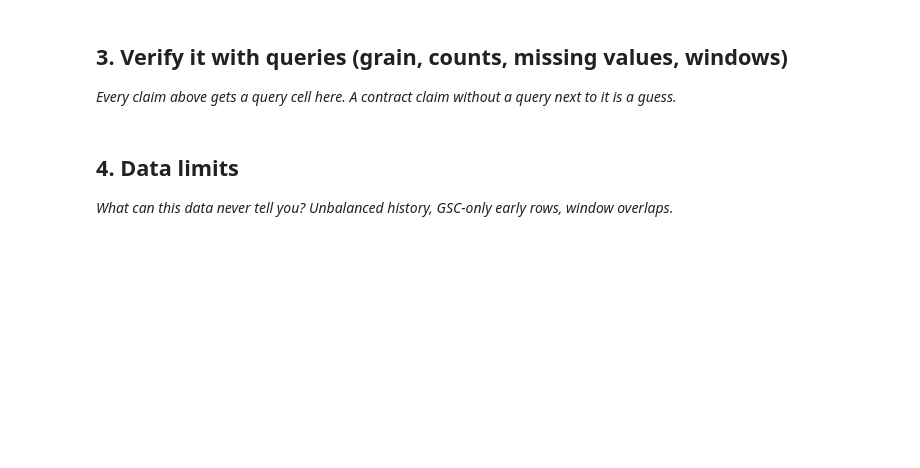
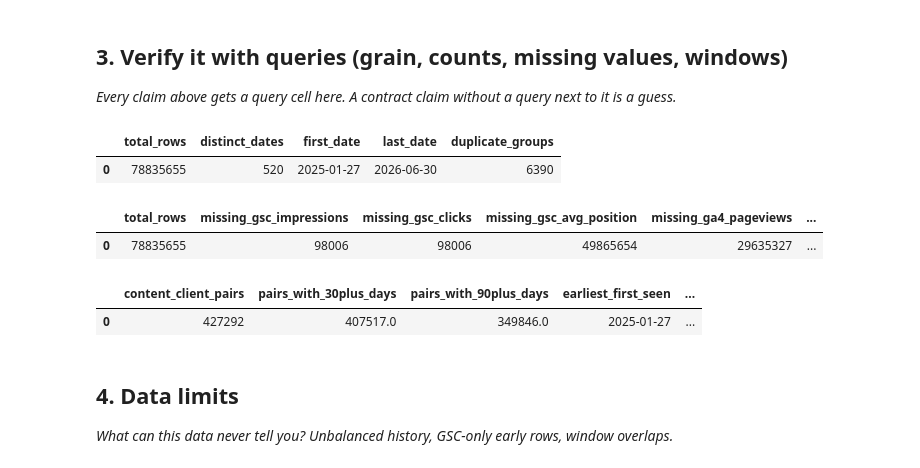
Before and after one commit to pskarthikk/flyrank-ml-internship, a Jupyter notebook: work/notebooks/w03_data_contract.ipynb, the cells around one changed output. Saved outputs shown, nothing was run; the diff lists cells and outputs as text; code cells hidden in the pictures; blank space fills up the shorter version.

```diff
--- a/work/notebooks/w03_data_contract.ipynb
+++ b/work/notebooks/w03_data_contract.ipynb
@@ -18,6 +180,75 @@ This skeleton is yours to fill. Work the sections **in order** — each one has
 ## 3. Verify it with queries (grain, counts, missing values, windows)
 
 *Every claim above gets a query cell here. A contract claim without a query next to it is a guess.*
+# %%
+verification_1 = con.sql(f"""
+WITH duplicate_groups AS (
+    SELECT
+        report_date,
+        client_hash_id,
+        content_hash_id,
+        COUNT(*) AS row_count
+    FROM {REL}
+    GROUP BY
+        report_date,
+        client_hash_id,
+        content_hash_id
+    HAVING COUNT(*) > 1
+)
+SELECT
+    (SELECT COUNT(*) FROM {REL}) AS total_rows,
+    (SELECT COUNT(DISTINCT report_date) FROM {REL}) AS distinct_dates,
+    (SELECT MIN(report_date) FROM {REL}) AS first_date,
+    (SELECT MAX(report_date) FROM {REL}) AS last_date,
+    COUNT(*) AS duplicate_groups
+FROM duplicate_groups
+""").df()
+
+verification_1
+# %% [output]
+|  | total_rows | distinct_dates | first_date | last_date | duplicate_groups |
+| 0 | 78835655 | 520 | 2025-01-27 | 2026-06-30 | 6390 |
+# %%
+verification_2 = con.sql(f"""
+SELECT
+    COUNT(*) AS total_rows,
+    COUNT(*) - COUNT(gsc_impressions) AS missing_gsc_impressions,
+    COUNT(*) - COUNT(gsc_clicks) AS missing_gsc_clicks,
+    COUNT(*) - COUNT(gsc_avg_position) AS missing_gsc_avg_position,
+    COUNT(*) - COUNT(ga4_pageviews) AS missing_ga4_pageviews,
+    COUNT(*) - COUNT(ga4_sessions) AS missing_ga4_sessions
+FROM {REL}
+""").df()
+
+verification_2
+# %% [output]
+|  | total_rows | missing_gsc_impressions | missing_gsc_clicks | missing_gsc_avg_position | missing_ga4_pageviews | ... |
+| 0 | 78835655 | 98006 | 98006 | 49865654 | 29635327 | ... |
+# %%
+verification_3 = con.sql(f"""
+WITH history AS (
+    SELECT
+        client_hash_id,
+        content_hash_id,
+        COUNT(DISTINCT report_date) AS observed_days,
+        MIN(report_date) AS first_seen,
+        MAX(report_date) AS last_seen
+    FROM {REL}
+    GROUP BY client_hash_id, content_hash_id
+)
+SELECT
+    COUNT(*) AS content_client_pairs,
+    SUM(CASE WHEN observed_days >= 30 THEN 1 ELSE 0 END) AS pairs_with_30plus_days,
+    SUM(CASE WHEN observed_days >= 90 THEN 1 ELSE 0 END) AS pairs_with_90plus_days,
+    MIN(first_seen) AS earliest_first_seen,
+    MAX(last_seen) AS latest_last_seen
+FROM history
+""").df()
+
+verification_3
+# %% [output]
+|  | content_client_pairs | pairs_with_30plus_days | pairs_with_90plus_days | earliest_first_seen | ... |
+| 0 | 427292 | 407517.0 | 349846.0 | 2025-01-27 | ... |
 # %% [markdown]
 ## 4. Data limits
 
```
Also changed, not shown: parts of 14 cells of this notebook.
